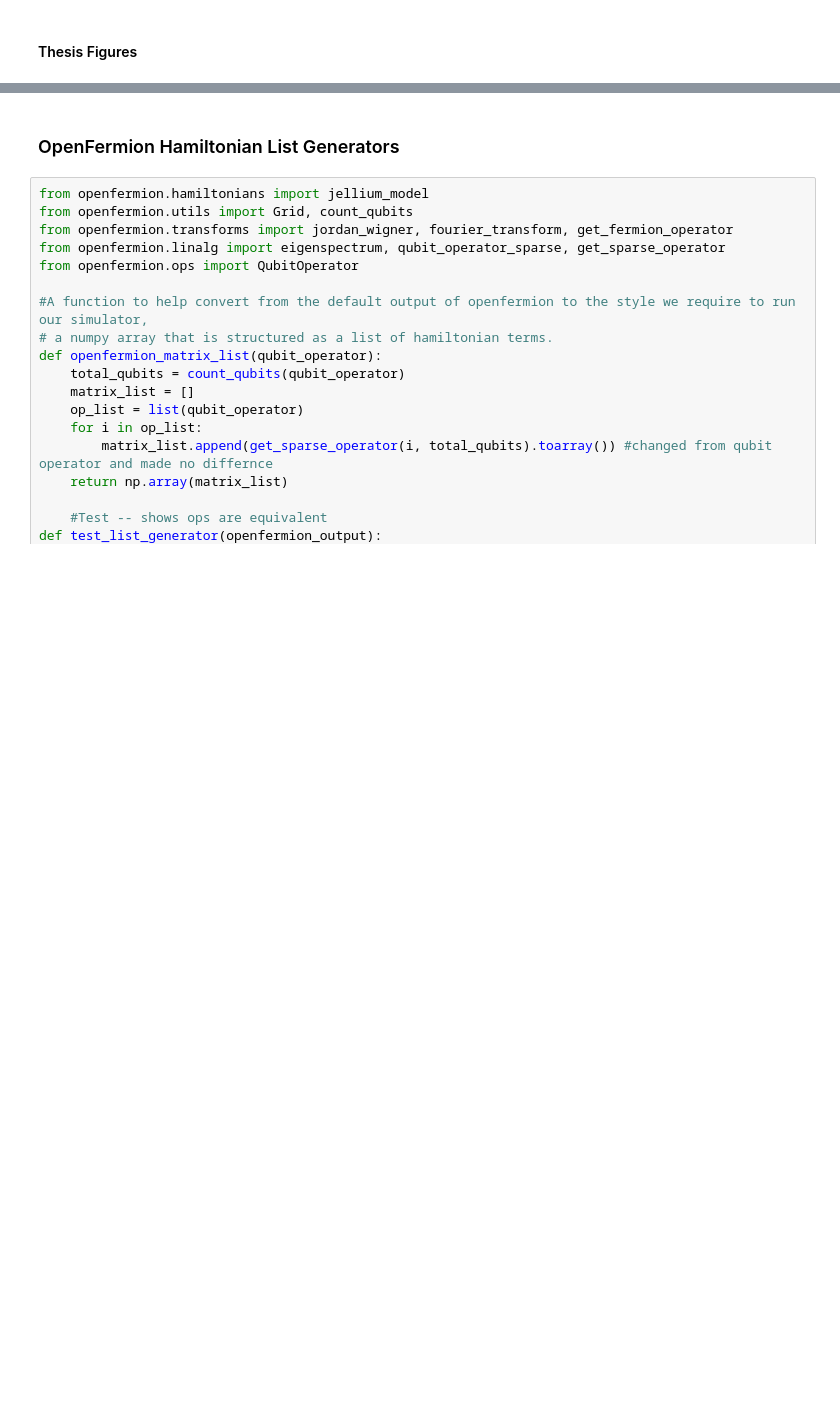
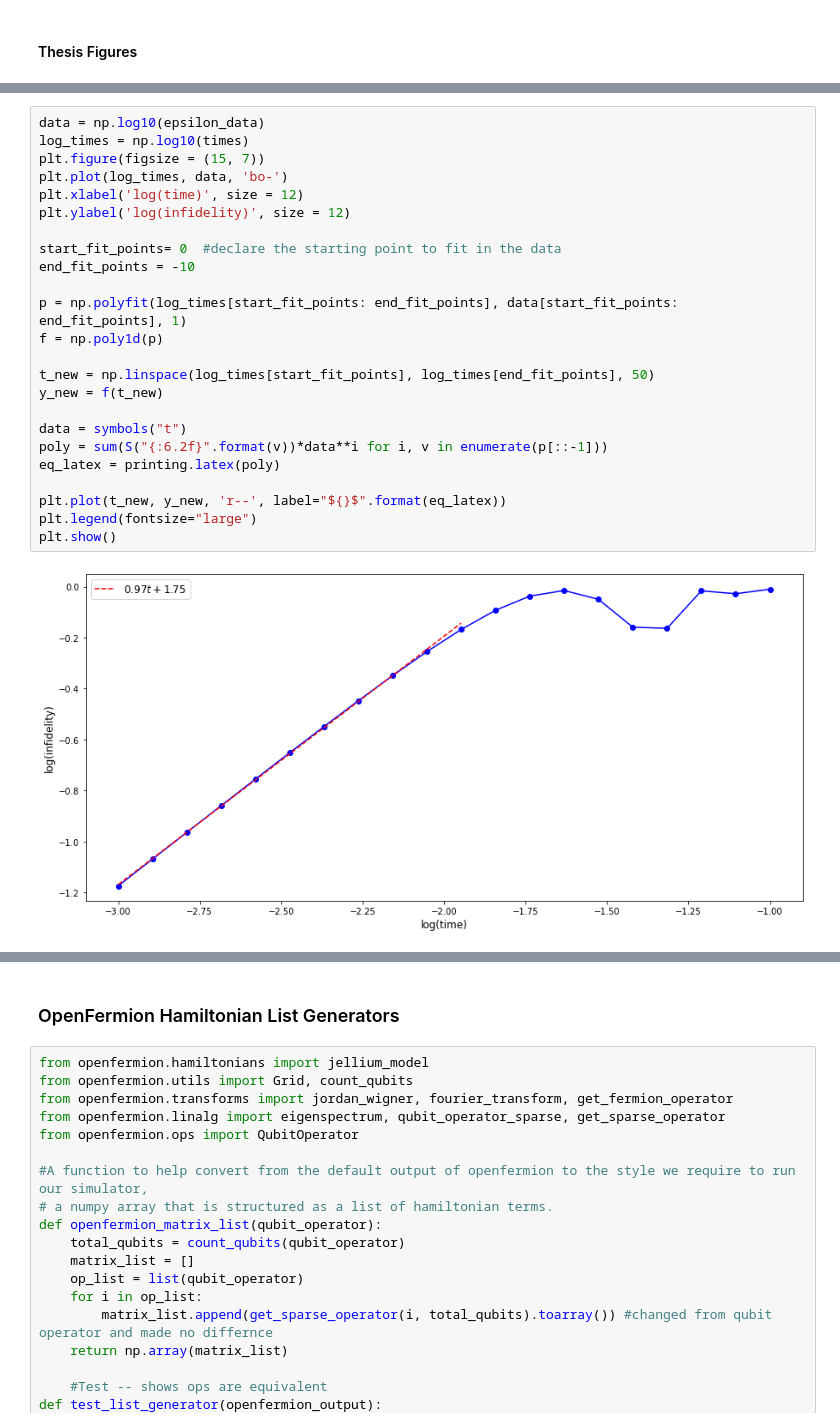
Before and after one commit to mattp97/Trotter-Qdrift-Simulation, a Jupyter notebook: Hybridized Simulation Jellium.ipynb, the cells around one changed output, grey strips where cells are left out. Saved outputs shown, nothing was run; the diff lists cells and outputs as text; blank space fills up the shorter version.

Commit message:
changed location of state_rand and added plotting features to notebook

```diff
--- a/Hybridized Simulation Jellium.ipynb
+++ b/Hybridized Simulation Jellium.ipynb
@@ -161,3 +180,29 @@ print(sim.initial_state)
+# %%
+data = np.log10(epsilon_data)
+log_times = np.log10(times)
+plt.figure(figsize = (15, 7))
+plt.plot(log_times, data, 'bo-')
+plt.xlabel('log(time)', size = 12)
+plt.ylabel('log(infidelity)', size = 12)
+
+start_fit_points= 0  #declare the starting point to fit in the data
+end_fit_points = -10
+
+p = np.polyfit(log_times[start_fit_points: end_fit_points], data[start_fit_points: end_fit_points], 1)
+f = np.poly1d(p)
+
+t_new = np.linspace(log_times[start_fit_points], log_times[end_fit_points], 50)
+y_new = f(t_new)
+
+data = symbols("t")
+poly = sum(S("{:6.2f}".format(v))*data**i for i, v in enumerate(p[::-1]))
+eq_latex = printing.latex(poly)
+
+plt.plot(t_new, y_new, 'r--', label="${}$".format(eq_latex))
+plt.legend(fontsize="large")
+plt.show()
+# %% [output]
+[figure, added]
 # %%
 #LR Sim example
 #seems to work, gbrt requires exact density here
```
Also changed, not shown: parts of 4 cells of this notebook, 2 other files.
